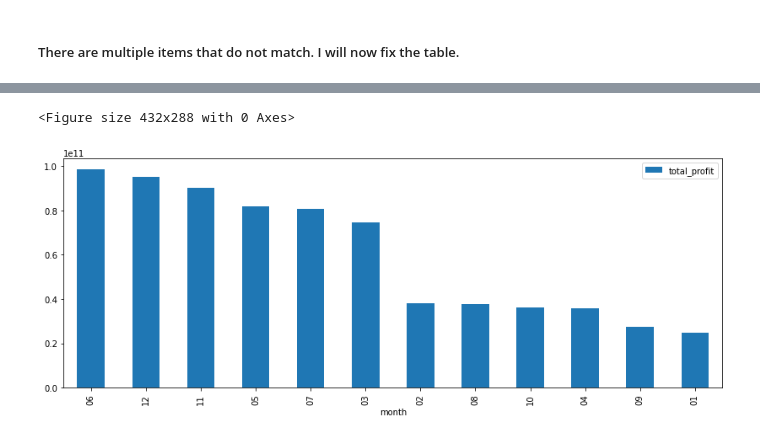
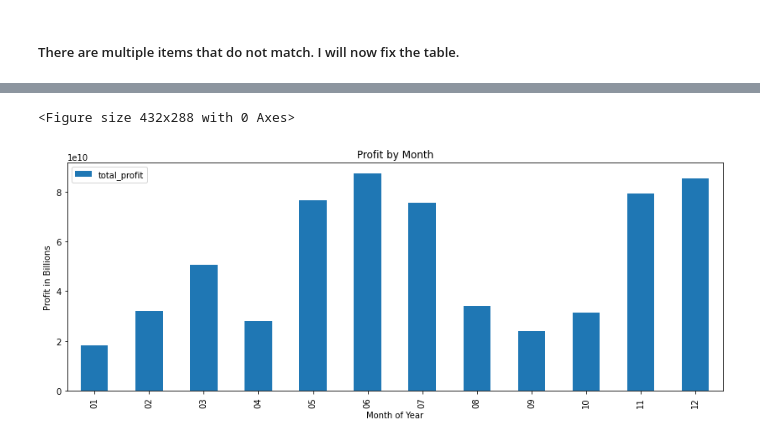
Before and after one commit to LumpyOctopus/Phase-One-Project, a Jupyter notebook: student.ipynb, the cells around one changed output, grey strips where cells are left out. Cells and saved outputs as stored; diff of their text form; code cells hidden in the pictures.

```diff
--- a/student.ipynb
+++ b/student.ipynb
@@ -509,3 +542,6 @@ imdb_df
 # I no longer need "nconst" and "tconst".  To keep the data set clean, I am removing them.
 columns = ['tconst', 'nconst', 'directors', 'averagerating']
 imdb_df.drop(columns, inplace=True, axis=1)
+# %%
+imdb_df = imdb_df.rename(columns={'start_year': 'year'})
+imdb_df
@@ -527,0 +566,5 @@ imdb_df
+# %%
+imdb_df['year'] = pd.to_numeric(imdb_df['year'])
+imdb_df['year'] = imdb_df['year'].fillna(0)
+imdb_df['year'] = imdb_df['year'].astype(np.int64)
+imdb_df
@@ -570,6 +647,6 @@ sliced_profit_df
 # %%
 sliced_profit_df = sliced_profit_df.rename(columns={'movie': 'primary_title'})
 # %%
-movies_df = pd.merge(sliced_profit_df, cleaning_df, on='primary_title', how='outer')
+movies_df = pd.merge(sliced_profit_df, cleaning_df, how='outer', on= ['primary_title', 'year'])
 movies_df
 # %% [output]
@@ -814,7 +873,7 @@ plt.savefig('images/proftByDirector.png')
 ### We will now look at release dates to find the most profitable months to release our movie.
 # %%
 release_time = movies_df.copy(deep=False)
-columns = ['primary_title','director', 'genres']
+columns = ['primary_title','director', 'genres', 'year']
 release_time.drop(columns, inplace=True, axis=1)
 release_time['datetime_format'] = pd.to_datetime(release_time['datetime_format'])
 # %%
@@ -896,11 +955,14 @@ release_time
 # %%
-release_time = release_time.sort_values(by='total_profit', ascending=False)
+release_time = release_time.sort_values(by='month', ascending=True)
 plt.figure()
 release_time[['month', 'total_profit']].plot(x='month', kind="bar", figsize= (14,5))
+plt.title('Profit by Month')
+plt.xlabel('Month of Year')
+plt.ylabel('Profit in Billions')
 plt.savefig('images/ProfitByMonth')
 # %% [output]
 <Figure size 432x288 with 0 Axes>
-[figure, old version]
+[figure, new version]
 # %% [markdown]
 ### The ideal month to release our movie would be June, as this is peak season for movie goers.  A close second is December, primarily around Christmas break.  Third is November.  If we are not able to release the movie in June, I would recommend releasing the movie around Thanksgiving if we feel it will stay in the theaters long enough to make it to Christmas break.  Otherwise the second best option is to release in December.
 
```
Also changed, not shown: parts of 34 cells of this notebook, 3 other files.
